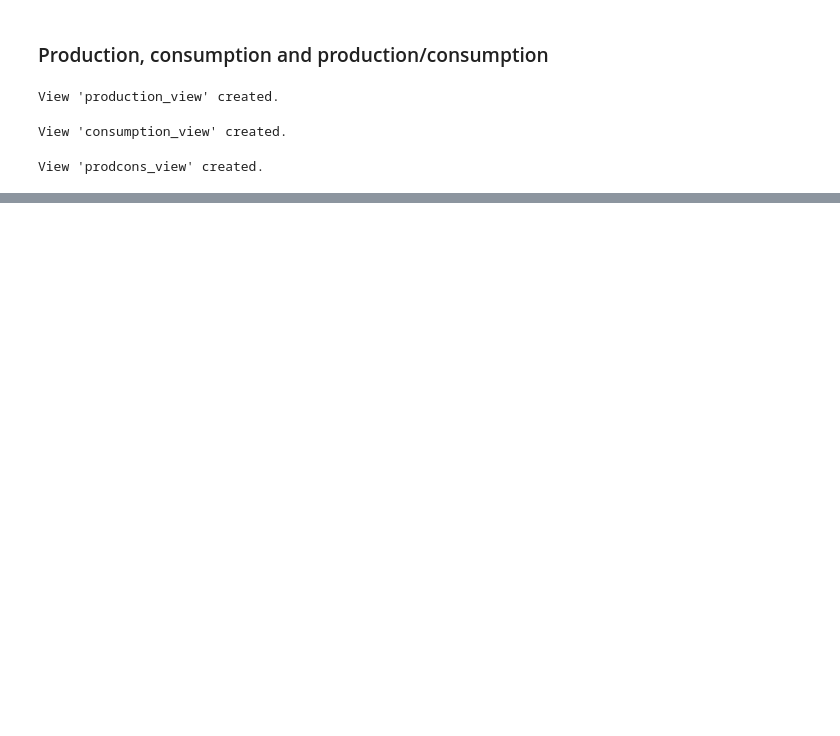
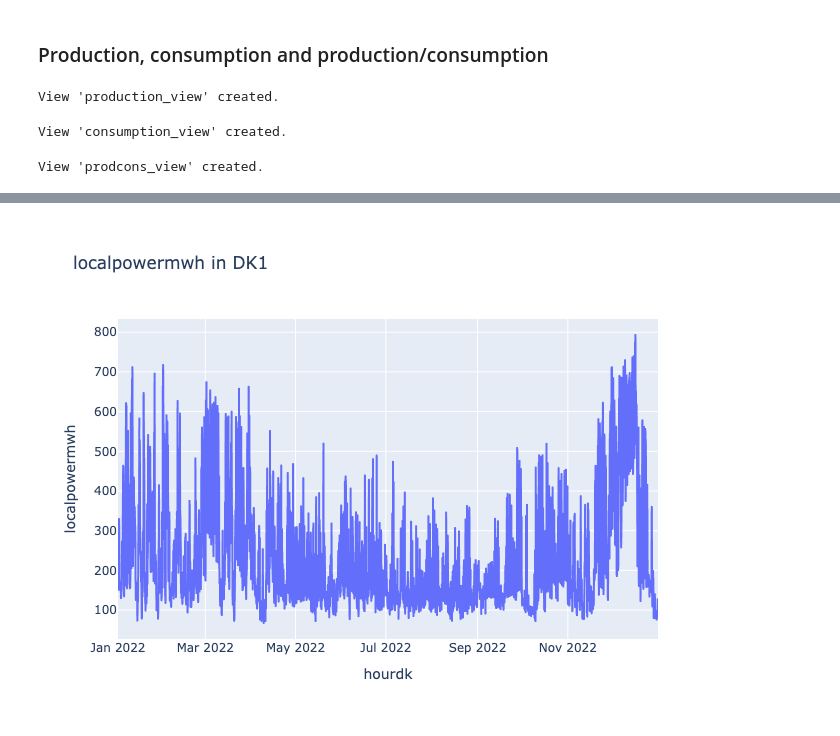
Before and after one commit to aadle/data-to-decision-320, a Jupyter notebook: project_1.ipynb, the cells around one changed output, grey strips where cells are left out. Saved outputs shown, nothing was run; the diff lists cells and outputs as text; code cells hidden in the pictures; blank space fills up the shorter version.

```diff
--- a/project_1.ipynb
+++ b/project_1.ipynb
@@ -408,9 +412,11 @@ rng_cons_fig.show()
 # %%
 # Choosing production type and price area at random
 rng_prodcons_type = select_random_column(prodcons)
 rng_prodcons_price_area = random.choice(prodcons["pricearea"].unique())
 
 df_rng_prodcons = prodcons.query(f"pricearea == '{rng_prodcons_price_area}'")
 rng_prodcons_fig = px.line(df_rng_prodcons, x = 'hourdk', y = rng_prodcons_type,
-                           title=f"{rng_prodcons_type} production/consumption in {rng_prodcons_price_area}")
-rng_prodcons_fig.show()
+                           title=f"{rng_prodcons_type} in {rng_prodcons_price_area}")
+rng_prodcons_fig.show(renderer="png")
+# %% [output]
+[figure, added]
```
Also changed, not shown: parts of 7 cells of this notebook.
